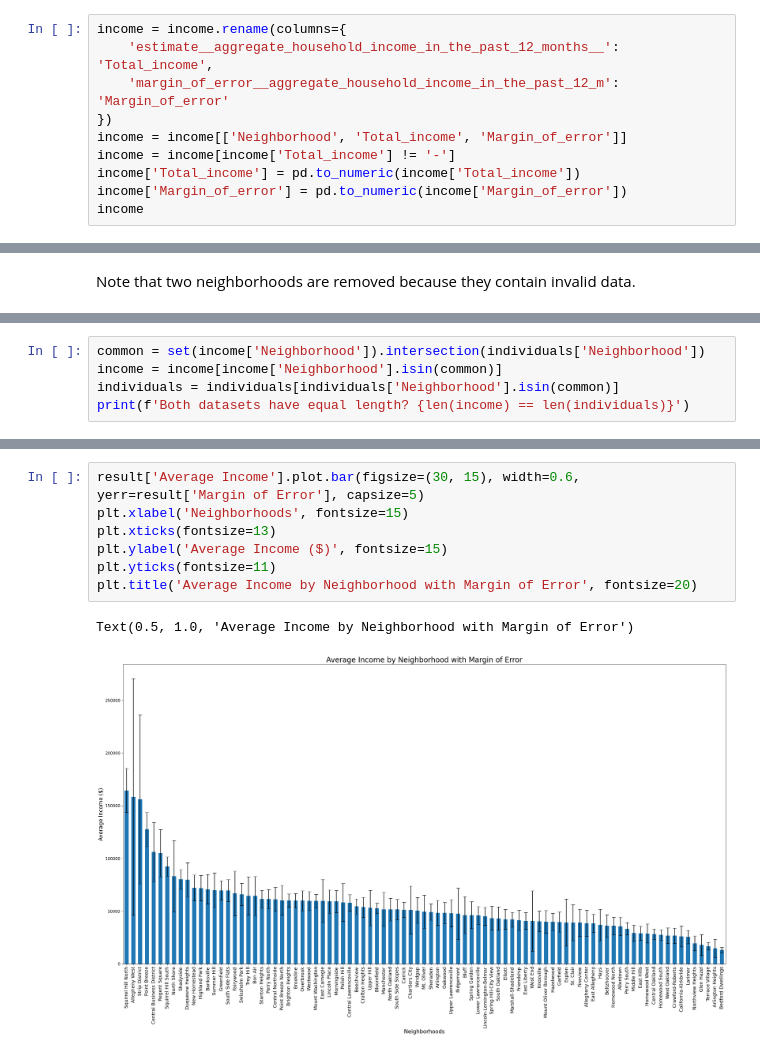
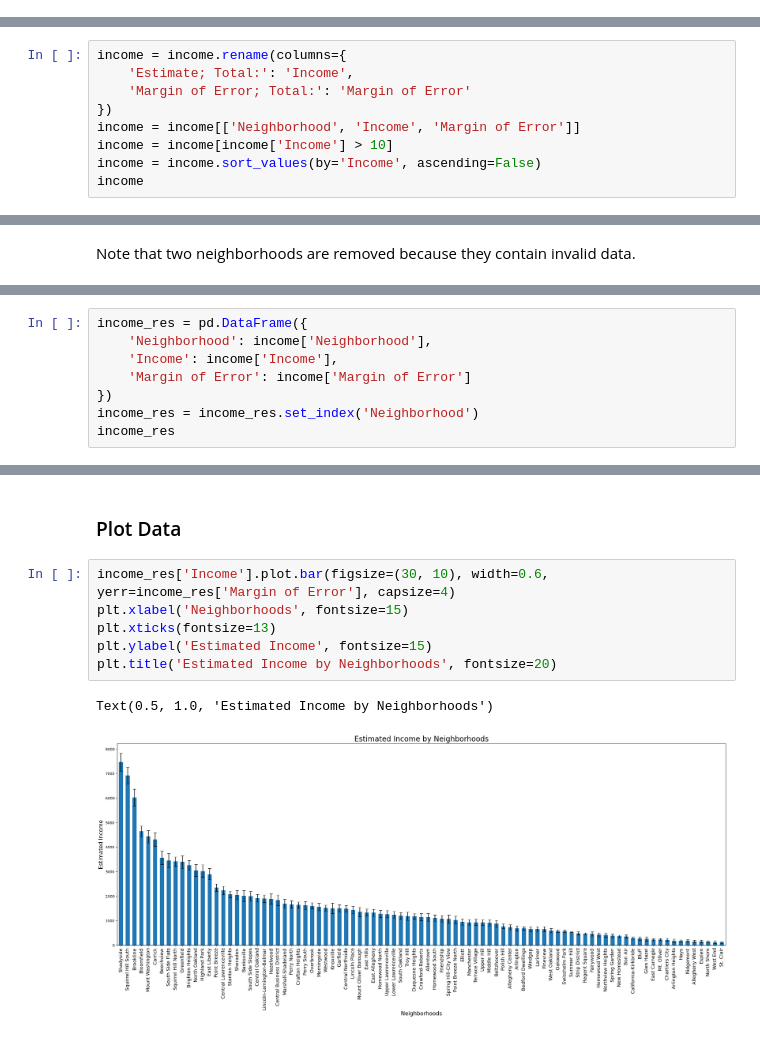
Before and after one commit to stanleytengg/CMPINF0010-Final-Project, a Jupyter notebook: Income.ipynb, the cells around one changed output, grey strips where cells are left out. Cells and saved outputs as stored; diff of their text form.

Commit message:
Update income data

```diff
--- a/Income.ipynb
+++ b/Income.ipynb
@@ -32,13 +32,3 @@ income
 ## Parse data
 # %% [markdown]
 We rename the columns, select only the relevant data, remove unnecessary rows, and convert string-based columns to numeric format for future computations.
-# %%
-income = income.rename(columns={
-    'estimate__aggregate_household_income_in_the_past_12_months__': 'Total_income',
-    'margin_of_error__aggregate_household_income_in_the_past_12_m': 'Margin_of_error'
-})
-income = income[['Neighborhood', 'Total_income', 'Margin_of_error']]
-income = income[income['Total_income'] != '-']
-income['Total_income'] = pd.to_numeric(income['Total_income'])
-income['Margin_of_error'] = pd.to_numeric(income['Margin_of_error'])
-income
@@ -58,0 +35,9 @@ income
+# %%
+income = income.rename(columns={
+    'Estimate; Total:': 'Income',
+    'Margin of Error; Total:': 'Margin of Error'
+})
+income = income[['Neighborhood', 'Income', 'Margin of Error']]
+income = income[income['Income'] > 10]
+income = income.sort_values(by='Income', ascending=False)
+income
@@ -111,5 +59,0 @@ Ensuring consistency across datasets as they currently contain varying numbers o
-# %%
-common = set(income['Neighborhood']).intersection(individuals['Neighborhood'])
-income = income[income['Neighborhood'].isin(common)]
-individuals = individuals[individuals['Neighborhood'].isin(common)]
-print(f'Both datasets have equal length? {len(income) == len(individuals)}')
@@ -157,0 +60,8 @@ result
+# %%
+income_res = pd.DataFrame({
+    'Neighborhood': income['Neighborhood'],
+    'Income': income['Income'],
+    'Margin of Error': income['Margin of Error']
+})
+income_res = income_res.set_index('Neighborhood')
+income_res
@@ -158,10 +83,11 @@ result
+# %% [markdown]
+### Plot Data
 # %%
-result['Average Income'].plot.bar(figsize=(30, 15), width=0.6, yerr=result['Margin of Error'], capsize=5)
+income_res['Income'].plot.bar(figsize=(30, 10), width=0.6, yerr=income_res['Margin of Error'], capsize=4)
 plt.xlabel('Neighborhoods', fontsize=15)
 plt.xticks(fontsize=13)
-plt.ylabel('Average Income ($)', fontsize=15)
-plt.yticks(fontsize=11)
-plt.title('Average Income by Neighborhood with Margin of Error', fontsize=20)
+plt.ylabel('Estimated Income', fontsize=15)
+plt.title('Estimated Income by Neighborhoods', fontsize=20)
 # %% [output]
-Text(0.5, 1.0, 'Average Income by Neighborhood with Margin of Error')
+Text(0.5, 1.0, 'Estimated Income by Neighborhoods')
-[figure, old version]
+[figure, new version]
```
Also changed, not shown: parts of 16 cells of this notebook, 3 other files.
